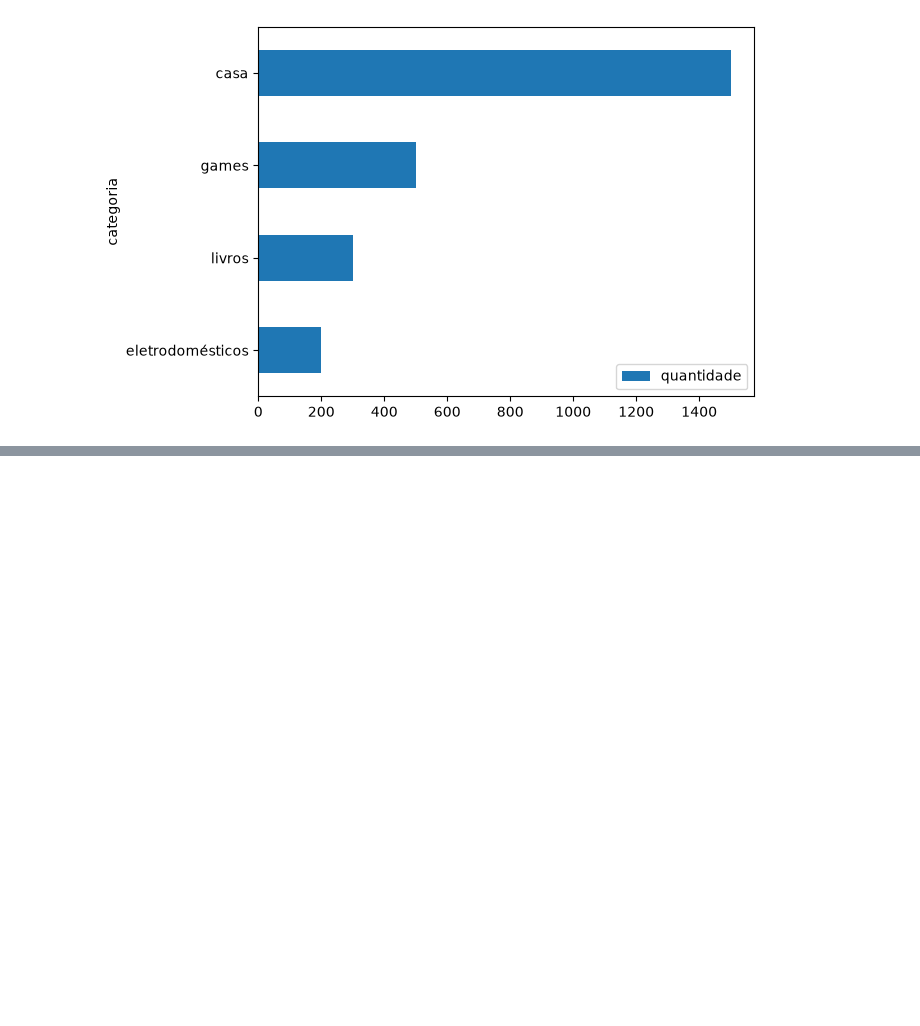
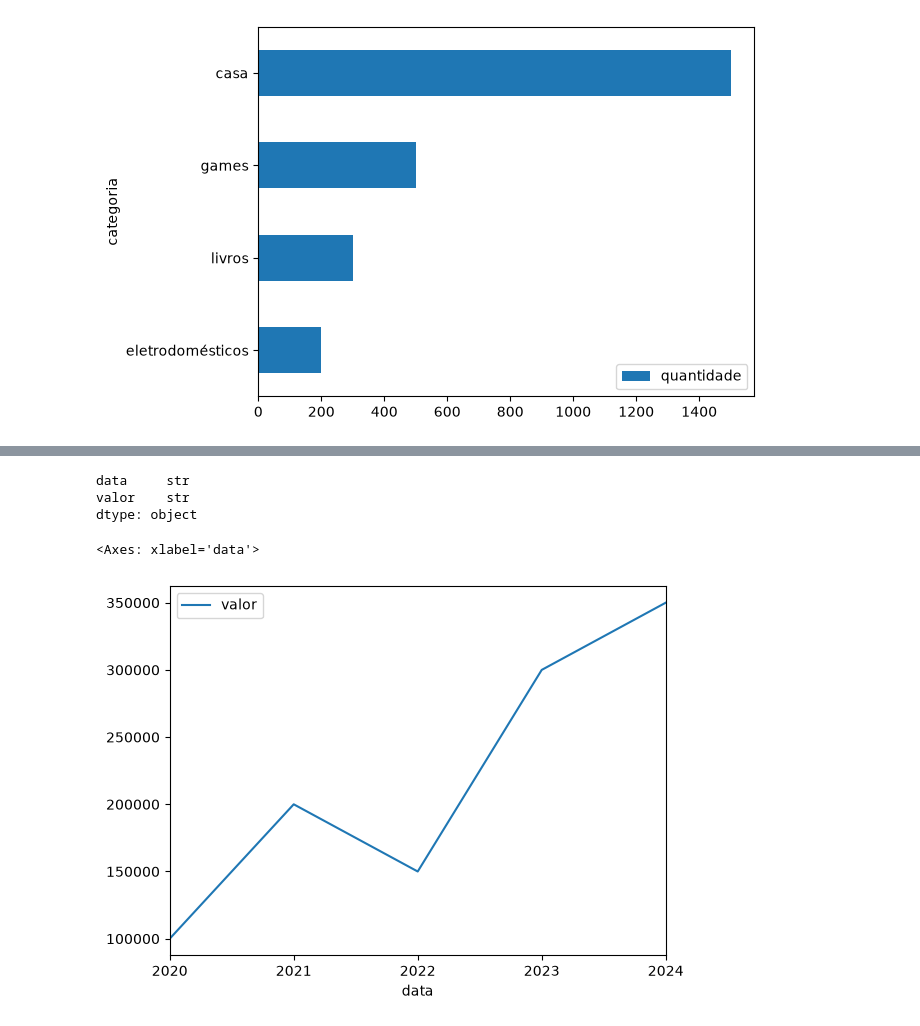
Before and after one commit to lucasmarques07/data-analyst-course, a Jupyter notebook: 7-estatistica/estatistica.ipynb, the cells around one changed output, grey strips where cells are left out. Cells and saved outputs as stored; diff of their text form; code cells hidden in the pictures; blank space fills up the shorter version.

```diff
--- a/7-estatistica/estatistica.ipynb
+++ b/7-estatistica/estatistica.ipynb
@@ -220,0 +223,5 @@ df_vendas.sort_values(by='quantidade', ascending=True).plot.barh(x='categoria',
+# %%
+dic_faturamento = {"data":["2020-01-01", "2021-01-01", "2022-01-01", "2023-01-01", "2024-01-01"],
+                   "valor":["100000", "200000", "150000", "300000", "350000"]}
+# %%
+df_faturamento = pd.DataFrame(dic_faturamento)
@@ -220,0 +249,15 @@ df_vendas.sort_values(by='quantidade', ascending=True).plot.barh(x='categoria',
+# %%
+df_faturamento.dtypes
+# %% [output]
+data     str
+valor    str
+dtype: object
+# %%
+df_faturamento["data"] = pd.to_datetime(dic_faturamento["data"])
+# %%
+df_faturamento["valor"] = pd.to_numeric(dic_faturamento["valor"])
+# %%
+df_faturamento.plot.line(x='data', y='valor')
+# %% [output]
+<Axes: xlabel='data'>
+[figure, added]
```
Also changed, not shown: parts of 3 cells of this notebook.
